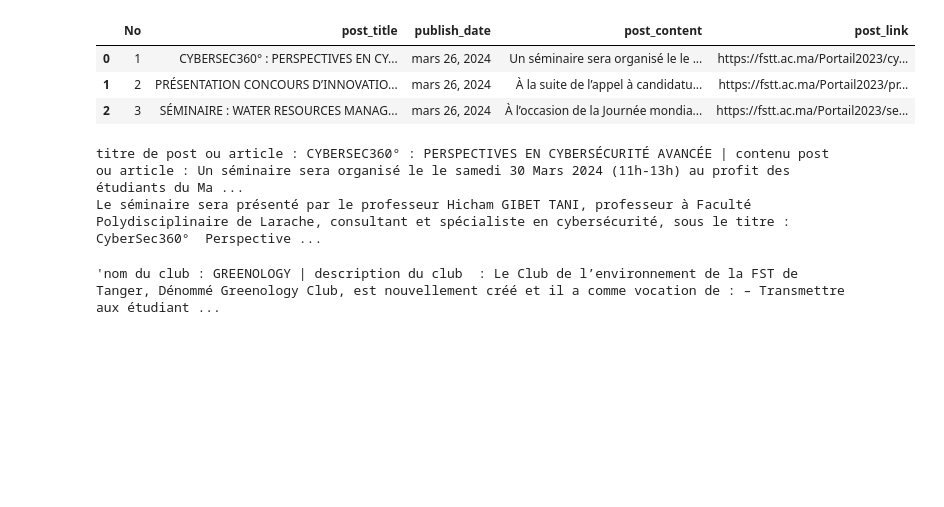
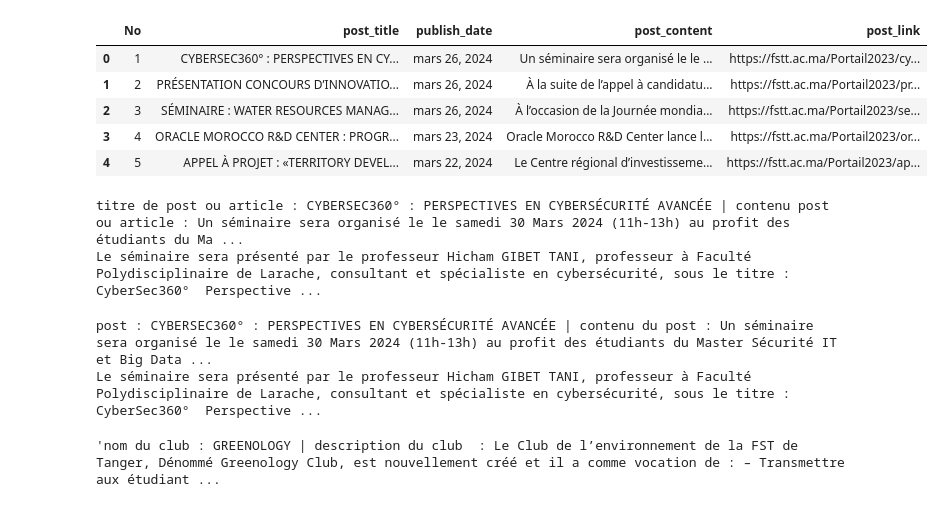
Before and after one commit to novoSoftEng/RAG-French-FSTT-chatbot, a Jupyter notebook: Data/save_to_chroma.ipynb, the cells around one changed output. Drawn from its saved outputs; the diff is of its cells as text; code cells hidden in the pictures; blank space fills up the shorter version.

```diff
--- a/Data/save_to_chroma.ipynb
+++ b/Data/save_to_chroma.ipynb
@@ -24,11 +71,13 @@ general_info.columns=["info", "fstt"]
 # %%
 clubs.rename(columns={'departement_info': 'club_description'}, inplace=True)
 # %%
-article.head(3)
+article.head()
 # %% [output]
 |  | No | post_title | publish_date | post_content | post_link |
 | 0 | 1 | CYBERSEC360° : PERSPECTIVES EN CY... | mars 26, 2024 | Un séminaire sera organisé le le ... | https://fstt.ac.ma/Portail2023/cy... |
 | 1 | 2 | PRÉSENTATION CONCOURS D’INNOVATIO... | mars 26, 2024 | À la suite de l’appel à candidatu... | https://fstt.ac.ma/Portail2023/pr... |
 | 2 | 3 | SÉMINAIRE : WATER RESOURCES MANAG... | mars 26, 2024 | À l’occasion de la Journée mondia... | https://fstt.ac.ma/Portail2023/se... |
+| 3 | 4 | ORACLE MOROCCO R&D CENTER : PROGR... | mars 23, 2024 | Oracle Morocco R&D Center lance l... | https://fstt.ac.ma/Portail2023/or... |
+| 4 | 5 | APPEL À PROJET : «TERRITORY DEVEL... | mars 22, 2024 | Le Centre régional d’investisseme... | https://fstt.ac.ma/Portail2023/ap... |
 # %%
 # Create a new column by merging all columns with a formatted string
@@ -42,5 +97,11 @@ print(article['merged_content'][0])
 # %% [output]
 titre de post ou article : CYBERSEC360° : PERSPECTIVES EN CYBERSÉCURITÉ AVANCÉE | contenu post ou article : Un séminaire sera organisé le le samedi 30 Mars 2024 (11h-13h) au profit des étudiants du Ma ...
 Le séminaire sera présenté par le professeur Hicham GIBET TANI, professeur à Faculté Polydisciplinaire de Larache, consultant et spécialiste en cybersécurité, sous le titre : CyberSec360°  Perspective ...
+# %%
+# Display the DataFrame
+print(article['merged_content2'][0])
+# %% [output]
+post : CYBERSEC360° : PERSPECTIVES EN CYBERSÉCURITÉ AVANCÉE | contenu du post : Un séminaire sera organisé le le samedi 30 Mars 2024 (11h-13h) au profit des étudiants du Master Sécurité IT et Big Data ...
+Le séminaire sera présenté par le professeur Hicham GIBET TANI, professeur à Faculté Polydisciplinaire de Larache, consultant et spécialiste en cybersécurité, sous le titre : CyberSec360°  Perspective ...
 # %%
 # Create a new column by merging all columns with a formatted string
```
Also changed, not shown: parts of 42 cells of this notebook, 4 other files.
